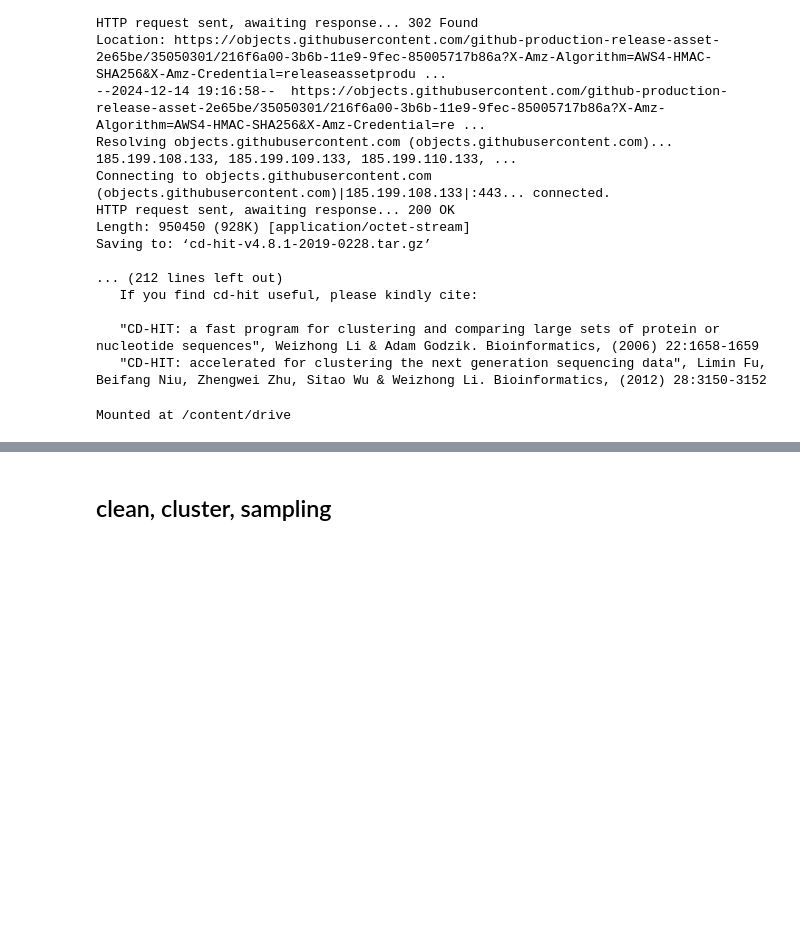
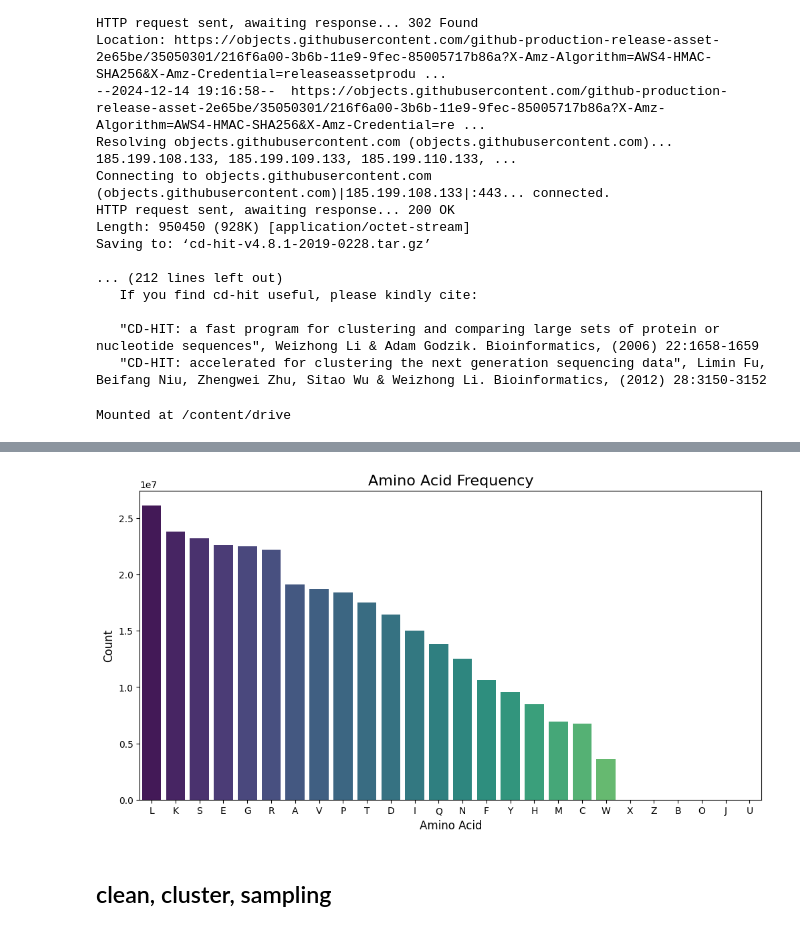
Before and after one commit to DRepresser/NeuroClassify, a Jupyter notebook: preprocess_and_EDA.ipynb, the cells around one changed output, grey strips where cells are left out. Saved outputs shown, nothing was run; the diff lists cells and outputs as text; code cells hidden in the pictures; blank space fills up the shorter version.

```diff
--- a/preprocess_and_EDA.ipynb
+++ b/preprocess_and_EDA.ipynb
@@ -41,3 +98,17 @@ from Bio import SeqIO
+# %%
+all_sequences = ''.join(df['sequence'])
+aa_counts = Counter(all_sequences)
+
+aa_df = pd.DataFrame(aa_counts.items(), columns=['Amino Acid', 'Count']).sort_values(by='Count', ascending=False)
+
+plt.figure(figsize=(12, 6))
+sns.barplot(x='Amino Acid', y='Count', data=aa_df, hue='Amino Acid', palette='viridis')
+plt.title("Amino Acid Frequency", fontsize=16)
+plt.xlabel("Amino Acid", fontsize=12)
+plt.ylabel("Count", fontsize=12)
+plt.show()
+# %% [output]
+[figure, added]
 # %% [markdown]
 ## clean, cluster, sampling
 # %%
```
Also changed, not shown: parts of 7 cells of this notebook.
